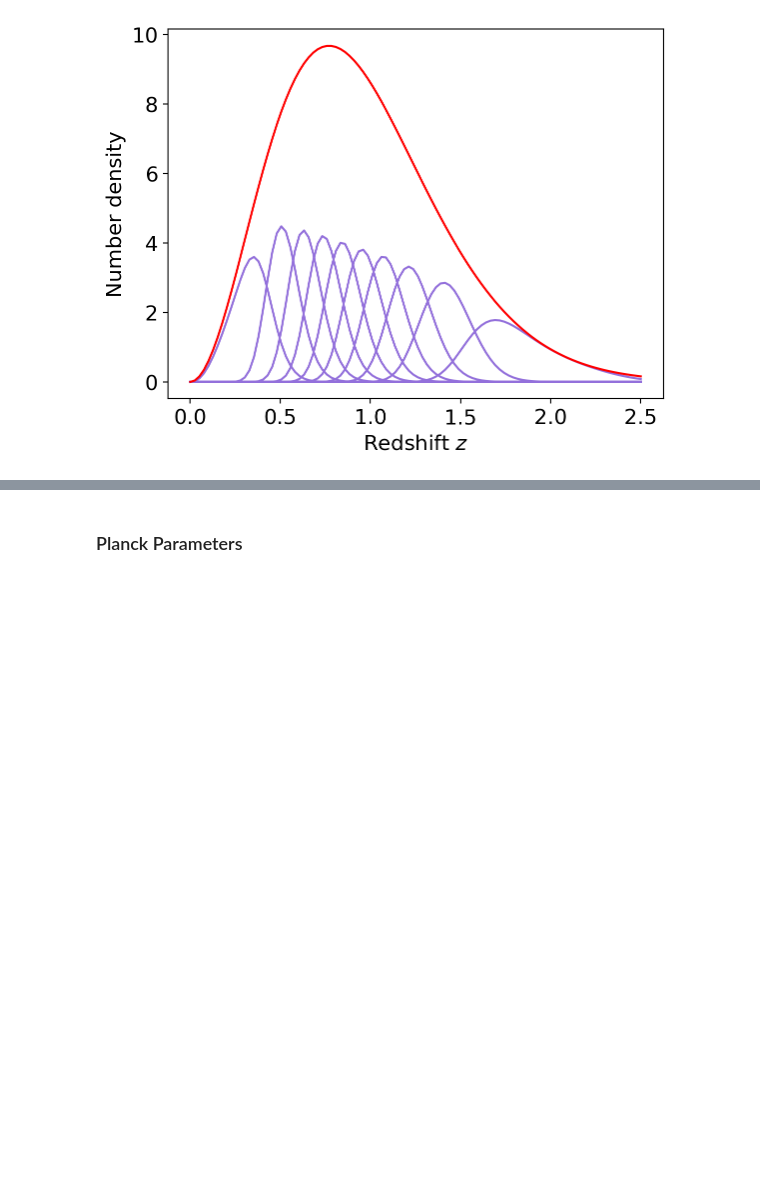
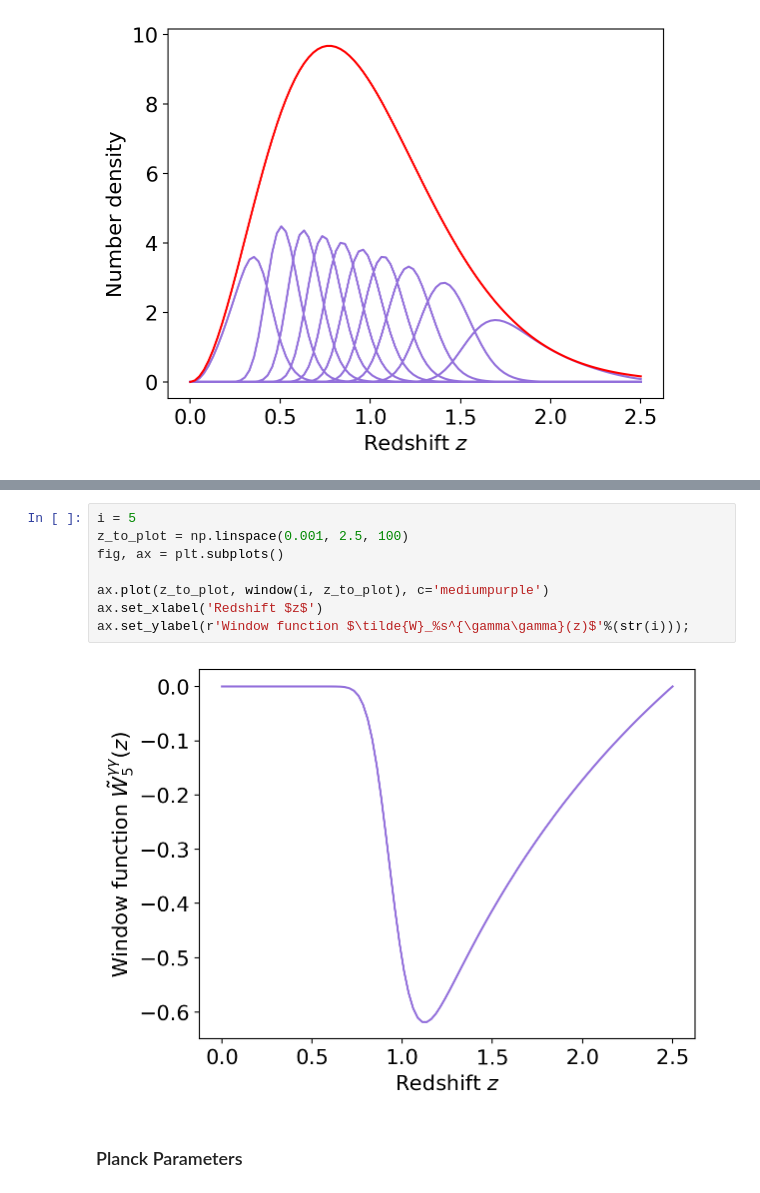
Before and after one commit to vPedreros/dfi-summer-2023, a Jupyter notebook: summer_nb copy.ipynb, the cells around one changed output, grey strips where cells are left out. Drawn from its saved outputs; the diff is of its cells as text; blank space fills up the shorter version.

```diff
--- a/summer_nb.ipynb
+++ b/summer_nb copy.ipynb
@@ -297,3 +311,13 @@ z: 2.500000
+# %%
+i = 5
+z_to_plot = np.linspace(0.001, 2.5, 100)
+fig, ax = plt.subplots()
+
+ax.plot(z_to_plot, window(i, z_to_plot), c='mediumpurple')
+ax.set_xlabel('Redshift $z$')
+ax.set_ylabel(r'Window function $\tilde{W}_%s^{\gamma\gamma}(z)$'%(str(i)));
+# %% [output]
+[figure, added]
 # %% [markdown]
 ### Planck Parameters
 # %%
```
Also changed, not shown: parts of 9 cells of this notebook.
